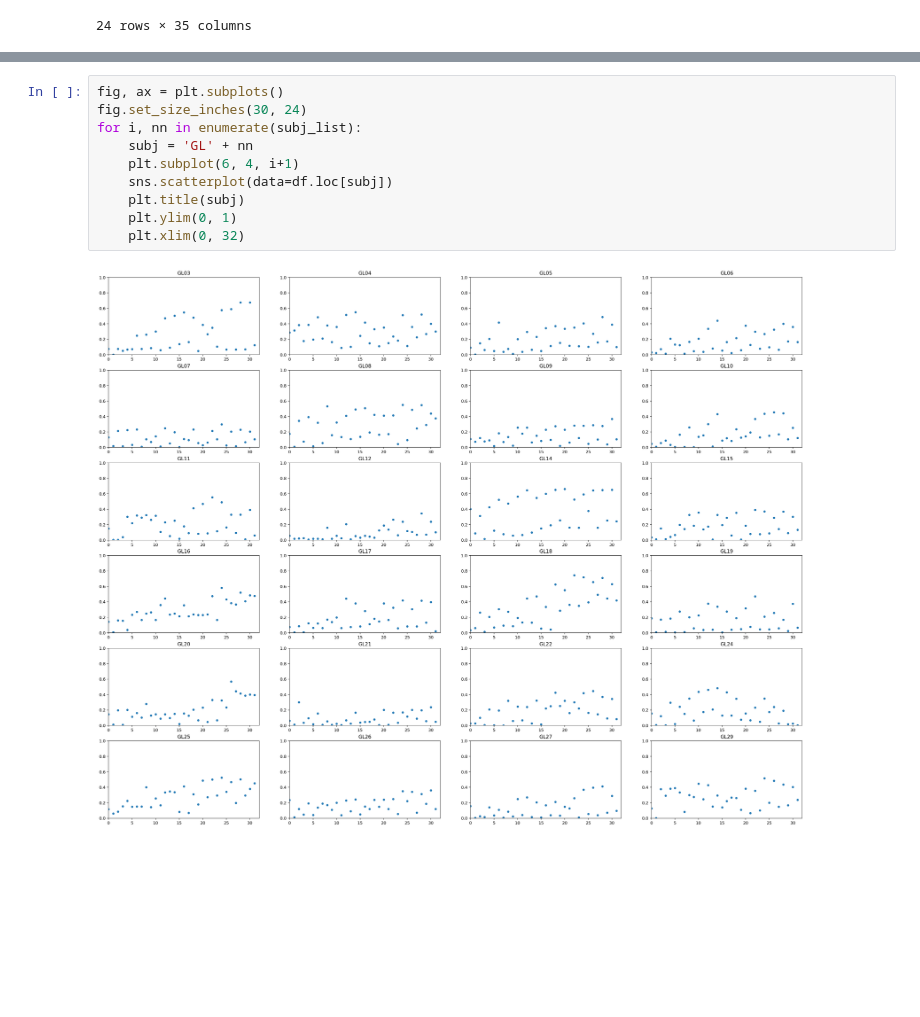
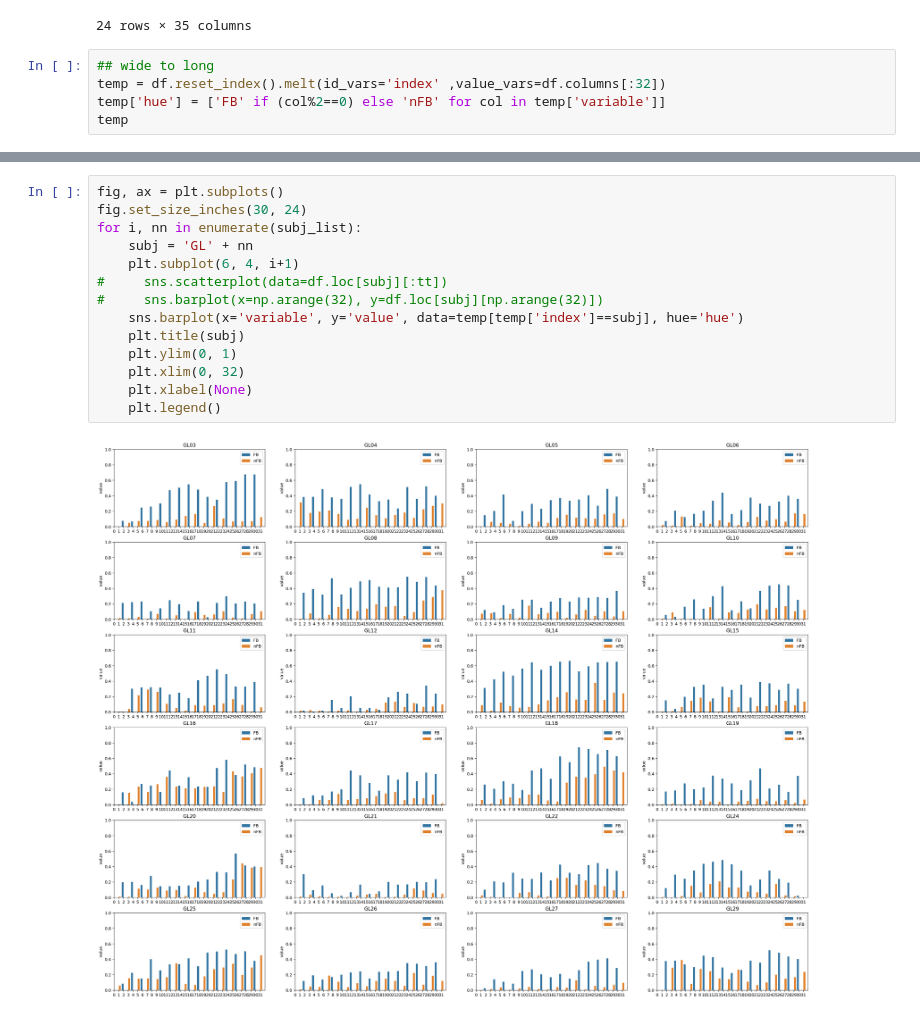
Before and after one commit to psb629/labs, a Jupyter notebook: GL/scripts/Behavior_analysis.ipynb, the cells around one changed output, grey strips where cells are left out. Saved outputs shown, nothing was run; the diff lists cells and outputs as text; blank space fills up the shorter version.

Commit message:
plot the individual figures

```diff
--- a/GL/scripts/Behavior_analysis.ipynb
+++ b/GL/scripts/Behavior_analysis.ipynb
@@ -184,3 +184,8 @@ df
 | GL27 | 0.157639 | 0.004167 | 0.026736 | 0.014931 | 0.142361 | 0.037153 | 0.110069 | 0.007986 | 0.085764 | 0.023958 | ... | ... |
 | GL29 | 0.128819 | 0.002431 | 0.377778 | 0.290625 | 0.381597 | 0.391319 | 0.333681 | 0.080903 | 0.298264 | 0.276042 | ... | ... |
 24 rows × 35 columns
+# %%
+## wide to long
+temp = df.reset_index().melt(id_vars='index' ,value_vars=df.columns[:32])
+temp['hue'] = ['FB' if (col%2==0) else 'nFB' for col in temp['variable']]
+temp
@@ -187,14 +206,18 @@ df
 # %%
 fig, ax = plt.subplots()
 fig.set_size_inches(30, 24)
 for i, nn in enumerate(subj_list):
     subj = 'GL' + nn
     plt.subplot(6, 4, i+1)
-    sns.scatterplot(data=df.loc[subj])
+#     sns.scatterplot(data=df.loc[subj][:tt])
+#     sns.barplot(x=np.arange(32), y=df.loc[subj][np.arange(32)])
+    sns.barplot(x='variable', y='value', data=temp[temp['index']==subj], hue='hue')
     plt.title(subj)
     plt.ylim(0, 1)
     plt.xlim(0, 32)
+    plt.xlabel(None)
+    plt.legend()
 # %% [output]
-[figure, old version]
+[figure, new version]
 # %%
 plt.figure(figsize=(14, 7))
```
Also changed, not shown: parts of 2 cells of this notebook.
